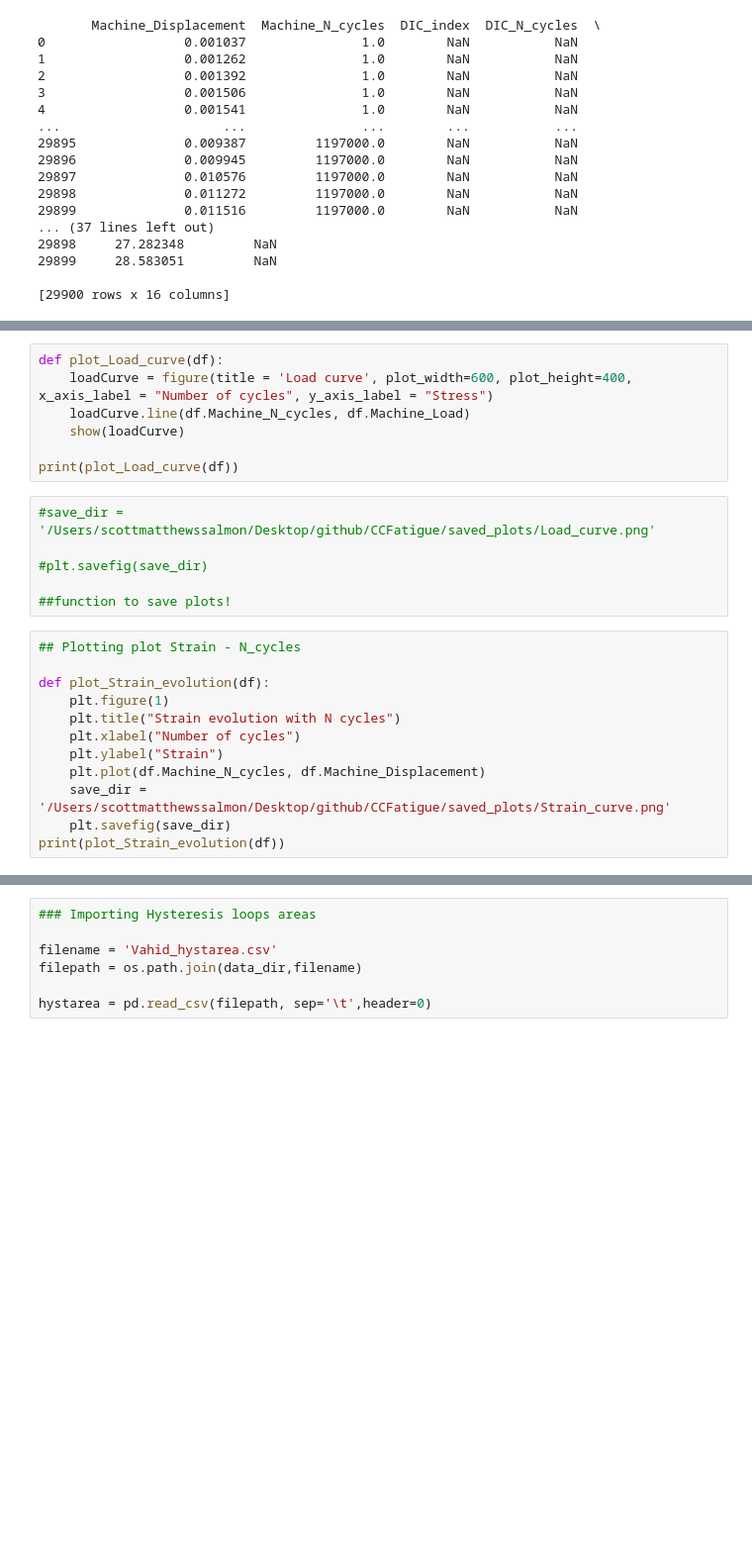
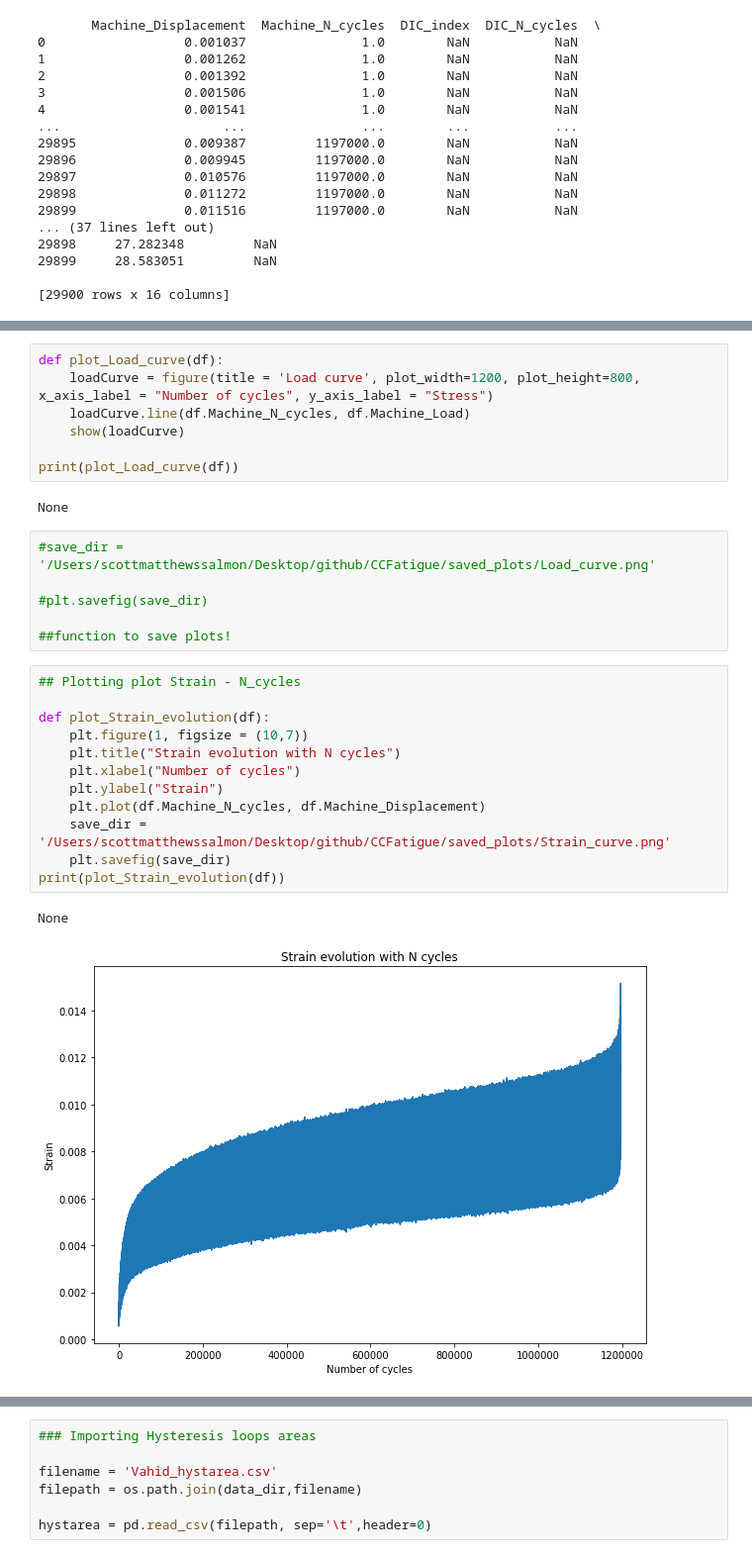
Before and after one commit to EPFL-ENAC/CCFatiguePlatform, a Jupyter notebook: Plots/Plotting.ipynb, the cells around one changed output, grey strips where cells are left out. Shown: that part at 99% size. Saved outputs shown, nothing was run; the diff lists cells and outputs as text; blank space fills up the shorter version.

```diff
--- a/Plots/Plotting.ipynb
+++ b/Plots/Plotting.ipynb
@@ -72,10 +75,12 @@ print(plot_Load_curve(df))
 # %%
 def plot_Load_curve(df):
-    loadCurve = figure(title = 'Load curve', plot_width=600, plot_height=400, x_axis_label = "Number of cycles", y_axis_label = "Stress")
+    loadCurve = figure(title = 'Load curve', plot_width=1200, plot_height=800, x_axis_label = "Number of cycles", y_axis_label = "Stress")
     loadCurve.line(df.Machine_N_cycles, df.Machine_Load)
     show(loadCurve)
 
 print(plot_Load_curve(df))
+# %% [output]
+None
 # %%
 #save_dir = '/Users/scottmatthewssalmon/Desktop/github/CCFatigue/saved_plots/Load_curve.png'
 
@@ -85,14 +90,17 @@ print(plot_Load_curve(df))
 # %%
 ## Plotting plot Strain - N_cycles
 
 def plot_Strain_evolution(df):
-    plt.figure(1)
+    plt.figure(1, figsize = (10,7))
     plt.title("Strain evolution with N cycles")
     plt.xlabel("Number of cycles")
     plt.ylabel("Strain")
     plt.plot(df.Machine_N_cycles, df.Machine_Displacement)
     save_dir = '/Users/scottmatthewssalmon/Desktop/github/CCFatigue/saved_plots/Strain_curve.png'
     plt.savefig(save_dir)
 print(plot_Strain_evolution(df))
+# %% [output]
+None
+[figure, added]
 # %%
 def plot_Strain_envelope(df):
```
Also changed, not shown: parts of 10 cells of this notebook, 7 other files.
